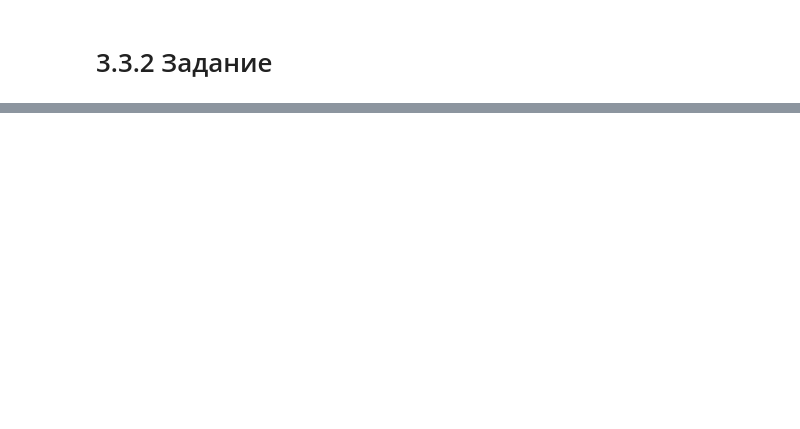
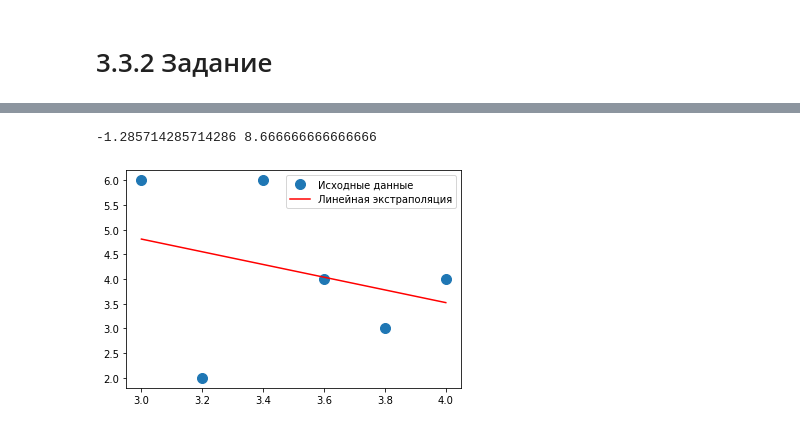
Before and after one commit to TimmmofeyD/WorkBook_AI, a Jupyter notebook: Lishchenko_Timofey_WorkBook4.ipynb, the cells around one changed output, grey strips where cells are left out. Saved outputs shown, nothing was run; the diff lists cells and outputs as text; code cells hidden in the pictures; blank space fills up the shorter version.

```diff
--- a/Lishchenko_Timofey_WorkBook4.ipynb
+++ b/Lishchenko_Timofey_WorkBook4.ipynb
@@ -782,0 +841,13 @@ strong multicollinearity problems or that the design matrix is singular.
+# %%
+m,c= np.linalg.lstsq(A,new_y,rcond=None)[0]
+print(m,c)
+# %% [output]
+-1.285714285714286 8.666666666666666
+# %%
+import matplotlib.pyplot as plt
+plt.plot(new_x,new_y,'o', label='Исходные данные', markersize=10)
+plt.plot(new_x,m*new_x+c,'r',label='Линейная экстраполяция')
+plt.legend()
+plt.show()
+# %% [output]
+[figure, added]
```
Also changed, not shown: parts of 24 cells of this notebook.
